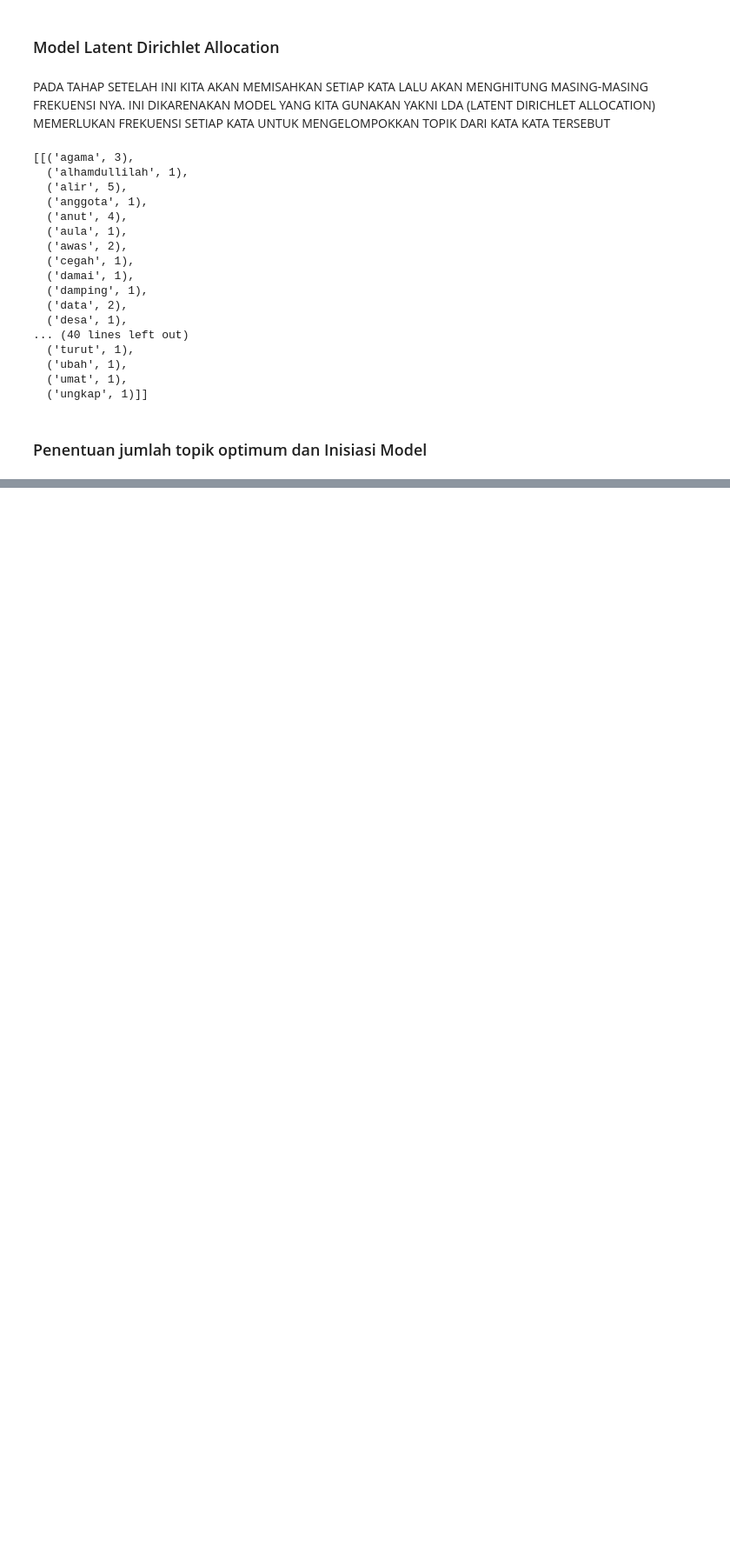
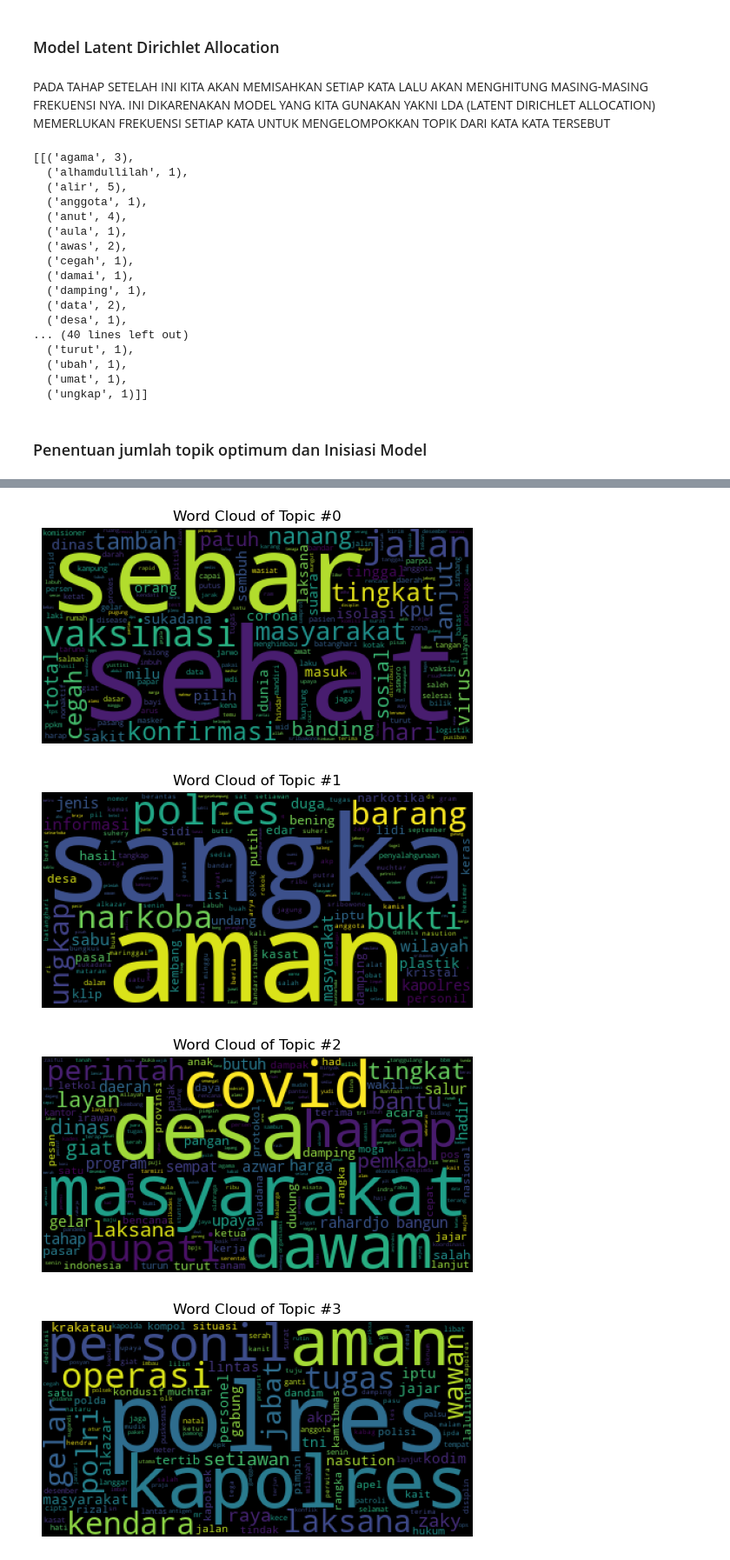
Before and after one commit to NatureExplorer/Latent-Dirichlet-Allocation-, a Jupyter notebook: coba.ipynb, the cells around one changed output, grey strips where cells are left out. Shown at 87% size. Drawn from its saved outputs; the diff is of its cells as text; code cells hidden in the pictures; blank space fills up the shorter version.

```diff
--- a/coba.ipynb
+++ b/coba.ipynb
@@ -245,3 +246,13 @@ print(f'Optimal number of topics: {optimal_num_topics}')
+# %%
+lda_model = gensim.models.ldamodel.LdaModel(corpus=corpus,
+                                           id2word=id2word,
+                                           num_topics=7,
+                                           random_state=100,
+                                           update_every=1,
+                                           chunksize=100,
+                                           passes=10,
+                                           alpha='auto',
+                                           per_word_topics=True)
 # %%
 def get_lda_topics(model, num_topics):
     word_dict = {};
@@ -267,14 +318,19 @@ print('nCoherence Score: ', coherence_lda)
 # %%
 from wordcloud import WordCloud
 
 # Function to create word cloud for each topic
 def plot_word_cloud(lda_model, num_topics):
     for t in range(num_topics):
         plt.figure()
         plt.imshow(WordCloud().fit_words(dict(lda_model.show_topic(t, 200))))
         plt.axis("off")
         plt.title("Word Cloud of Topic #" + str(t))
         plt.show()
 
 # Plot word cloud for each topic
-plot_word_cloud(model, 20)
+plot_word_cloud(lda_model, 7)
+# %% [output]
+[figure, added]
+[figure, added]
+[figure, added]
+[figure, added]
```
Also changed, not shown: parts of 9 cells of this notebook.
